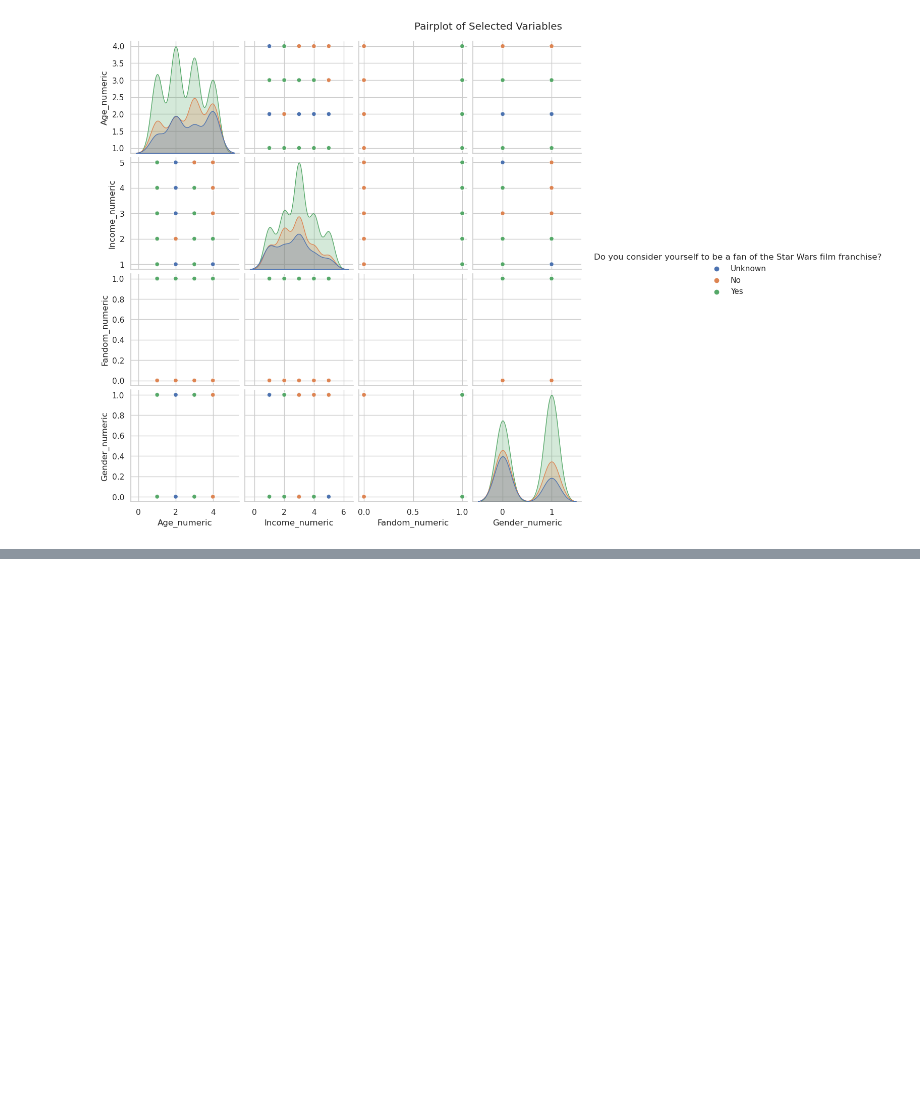
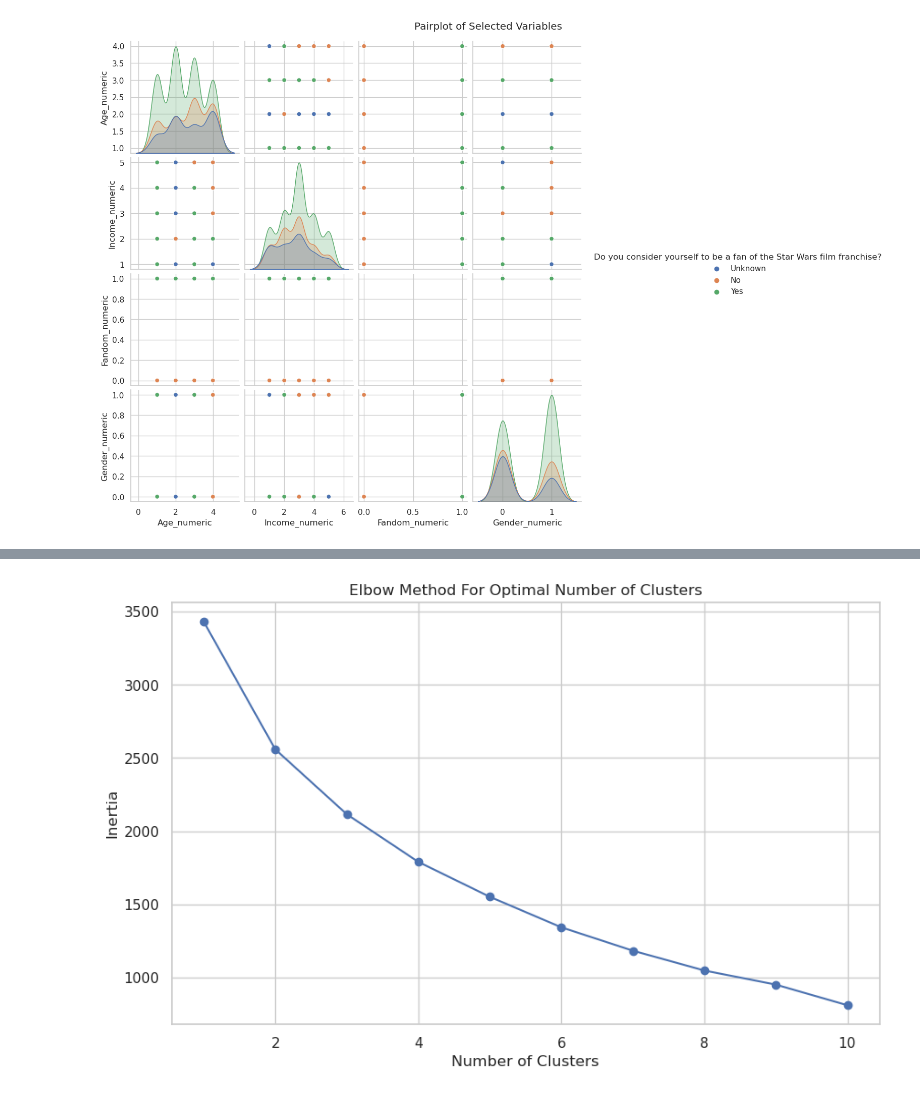
Before and after one commit to ehsanestaji/Exploratory-Data-Analysis-EDA, a Jupyter notebook: EDA-StarWars.ipynb, the cells around one changed output, grey strips where cells are left out. Cells and saved outputs as stored; diff of their text form; code cells hidden in the pictures; blank space fills up the shorter version.

```diff
--- a/EDA-StarWars.ipynb
+++ b/EDA-StarWars.ipynb
@@ -473,0 +659,39 @@ The Exploratory Data Analysis provided valuable insights into the demographics a
+# %%
+from sklearn.preprocessing import StandardScaler, LabelEncoder
+from sklearn.cluster import KMeans
+from sklearn.decomposition import PCA
+
+# Selecting a subset of columns for clustering
+selected_columns = ['Gender', 'Age', 'Household Income', 'Do you consider yourself to be a fan of the Star Wars film franchise?']
+df_clustering = df[selected_columns].dropna()
+
+# Encoding categorical variables
+label_encoder = LabelEncoder()
+for col in selected_columns:
+    df_clustering[col] = label_encoder.fit_transform(df_clustering[col])
+
+# Standardizing the features
+scaler = StandardScaler()
+df_scaled = scaler.fit_transform(df_clustering)
+
+# Applying PCA for dimensionality reduction
+pca = PCA(n_components=2)
+principal_components = pca.fit_transform(df_scaled)
+principal_df = pd.DataFrame(data=principal_components, columns=['Principal Component 1', 'Principal Component 2'])
+
+# Finding the optimal number of clusters using the elbow method
+inertia = []
+for i in range(1, 11):
+    kmeans = KMeans(n_clusters=i, random_state=0)
+    kmeans.fit(df_scaled)
+    inertia.append(kmeans.inertia_)
+
+# Plotting the elbow graph
+plt.figure(figsize=(10, 6))
+plt.plot(range(1, 11), inertia, marker='o')
+plt.title('Elbow Method For Optimal Number of Clusters')
+plt.xlabel('Number of Clusters')
+plt.ylabel('Inertia')
+plt.show()
+# %% [output]
+[figure, added]
```
Also changed, not shown: parts of 35 cells of this notebook, 1 other file.
